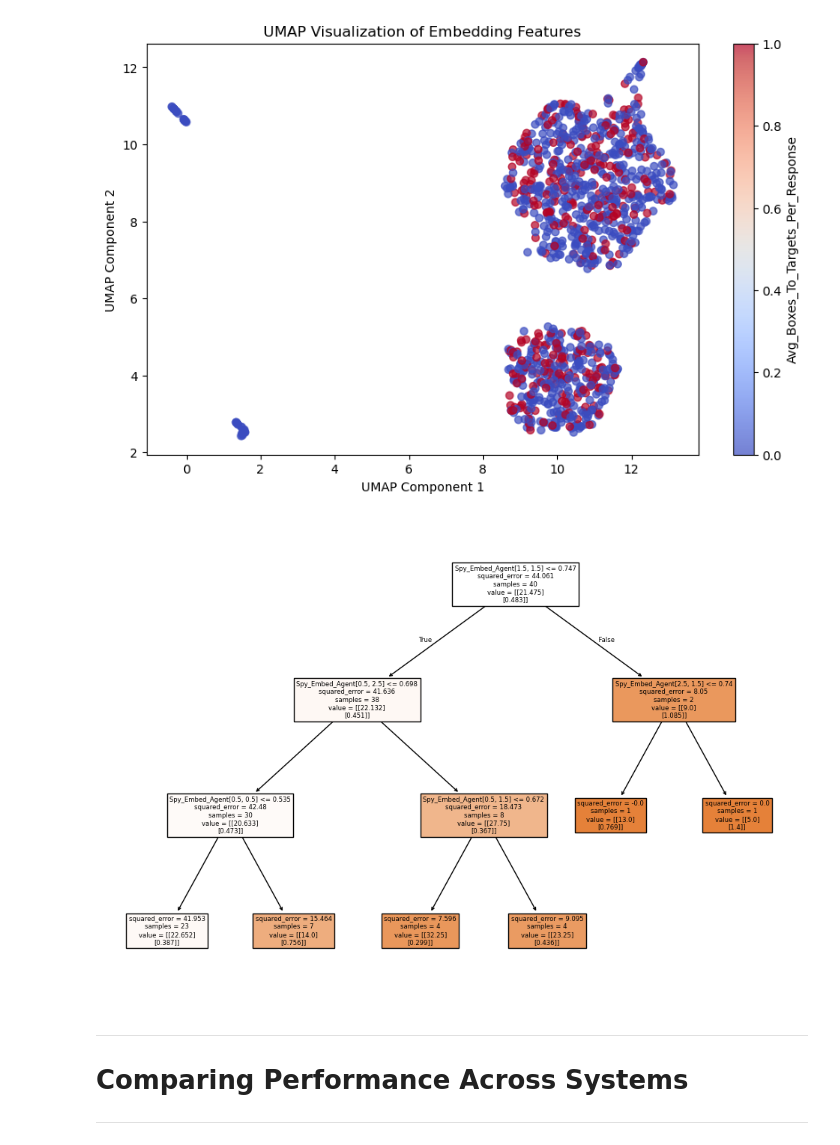
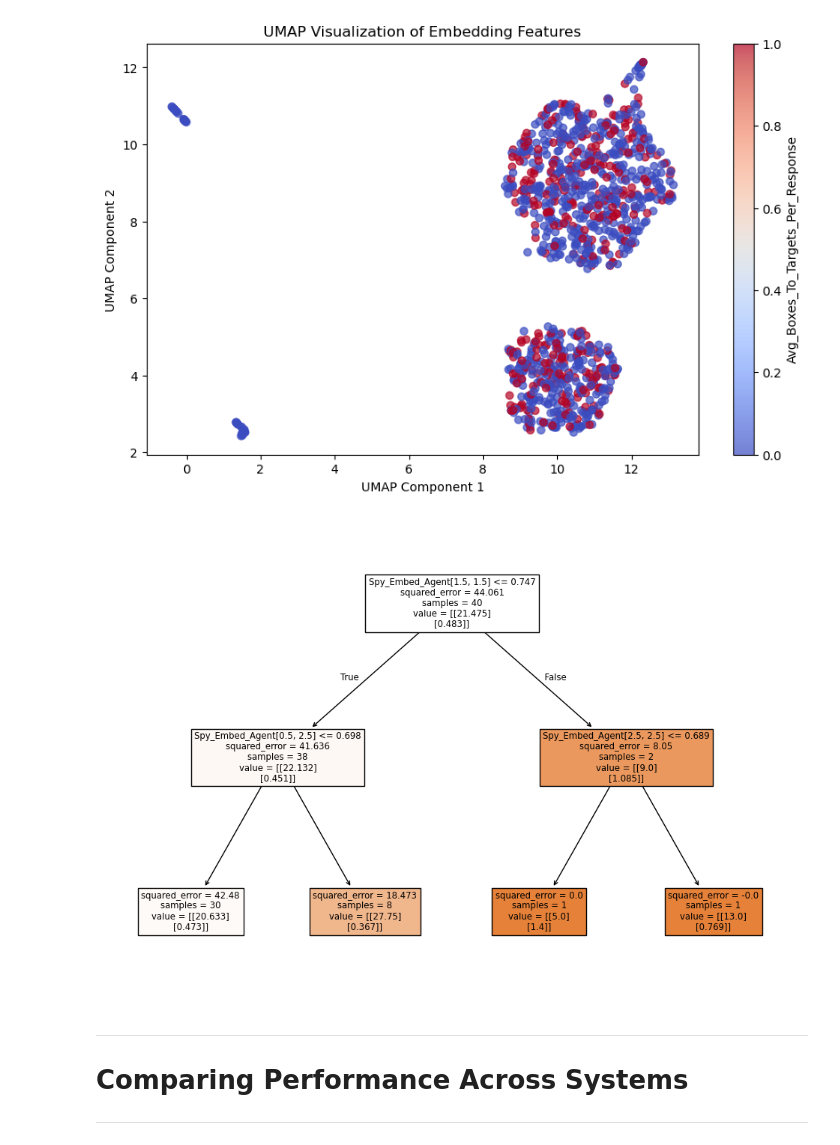
Before and after one commit to KevinBian107/RPLH, a Jupyter notebook: demos/notebooks/evaluation.ipynb, the cells around one changed output. Saved outputs shown, nothing was run; the diff lists cells and outputs as text; code cells hidden in the pictures.

```diff
--- a/demos/notebooks/evaluation.ipynb
+++ b/demos/notebooks/evaluation.ipynb
@@ -552,14 +577,16 @@ plt.show()
 # %%
 from sklearn.tree import DecisionTreeRegressor, plot_tree
 
-tree = DecisionTreeRegressor(max_depth=3, random_state=42)
+X = rplh_df_all_spy.drop(columns=["Avg_Boxes_To_Targets_Per_Response", "Num_Responses", "Num_Boxes"])
+y = rplh_df_all_spy[["Num_Responses", "Avg_Boxes_To_Targets_Per_Response"]]
+tree = DecisionTreeRegressor(max_depth=2, random_state=42)
 tree.fit(X, y)
 
 plt.figure(figsize=(12, 8))
 plot_tree(tree, feature_names=X.columns, filled=True)
 plt.show()
 # %% [output]
-[figure, old version]
+[figure, new version]
 # %% [markdown]
 ***
 # Comparing Performance Across Systems
```
Also changed, not shown: parts of 5 cells of this notebook, 3 other files.
